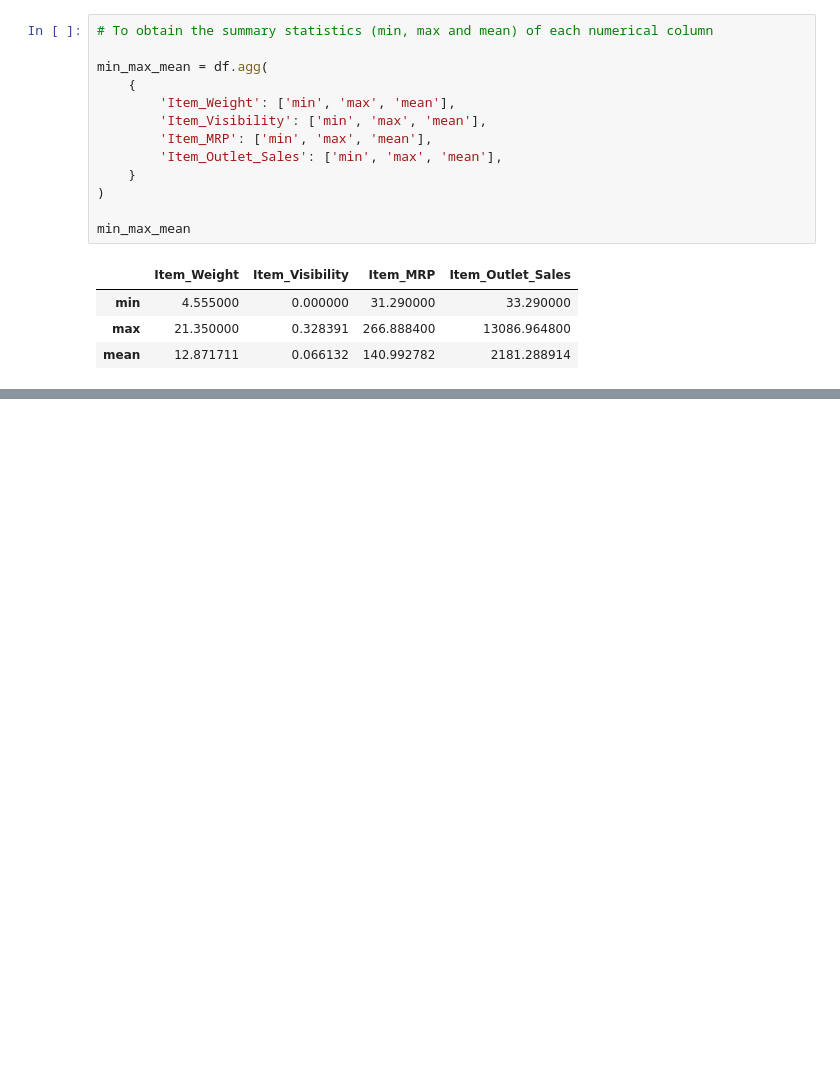
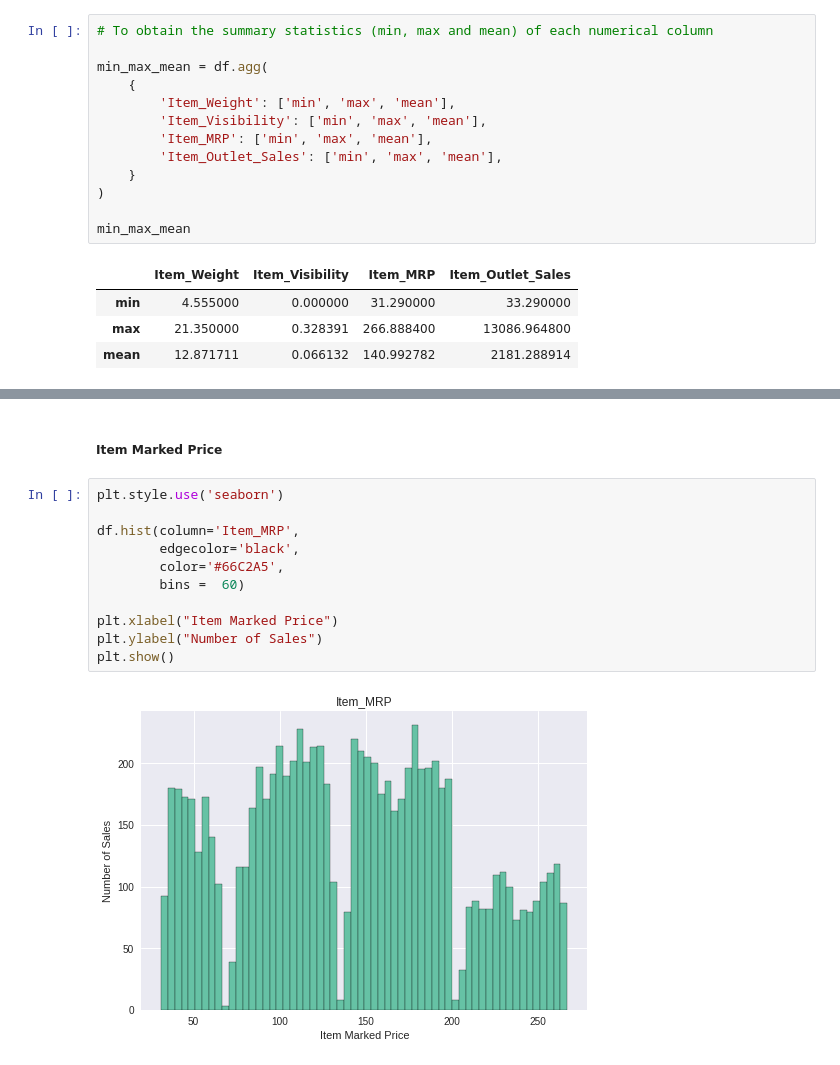
Before and after one commit to fideslynn/food-sales-predictions, a Jupyter notebook: Food_Sales_Predictions.ipynb, the cells around one changed output, grey strips where cells are left out. Drawn from its saved outputs; the diff is of its cells as text; blank space fills up the shorter version.

```diff
--- a/Food_Sales_Predictions.ipynb
+++ b/Food_Sales_Predictions.ipynb
@@ -415,0 +494,15 @@ min_max_mean
+# %% [markdown]
+##### Item Marked Price
+# %%
+plt.style.use('seaborn')
+
+df.hist(column='Item_MRP',
+        edgecolor='black',
+        color='#66C2A5',
+        bins =  60)
+
+plt.xlabel("Item Marked Price")
+plt.ylabel("Number of Sales")
+plt.show()
+# %% [output]
+[figure, added]
```
Also changed, not shown: parts of 44 cells of this notebook.
